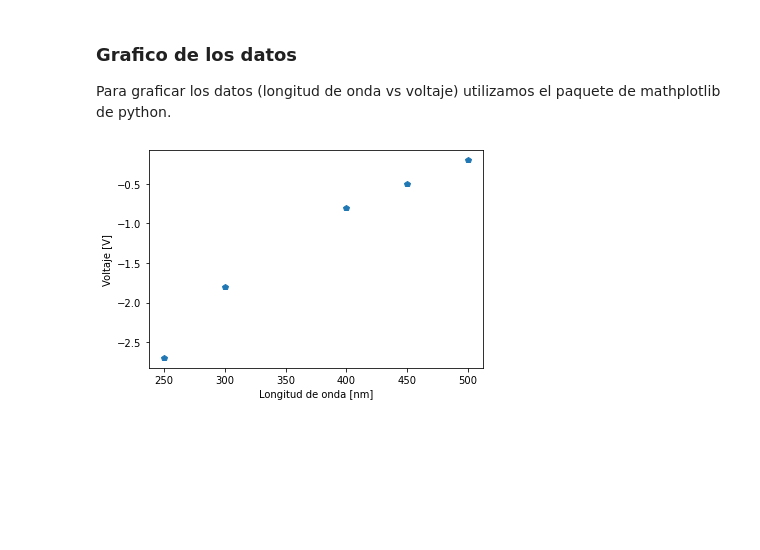
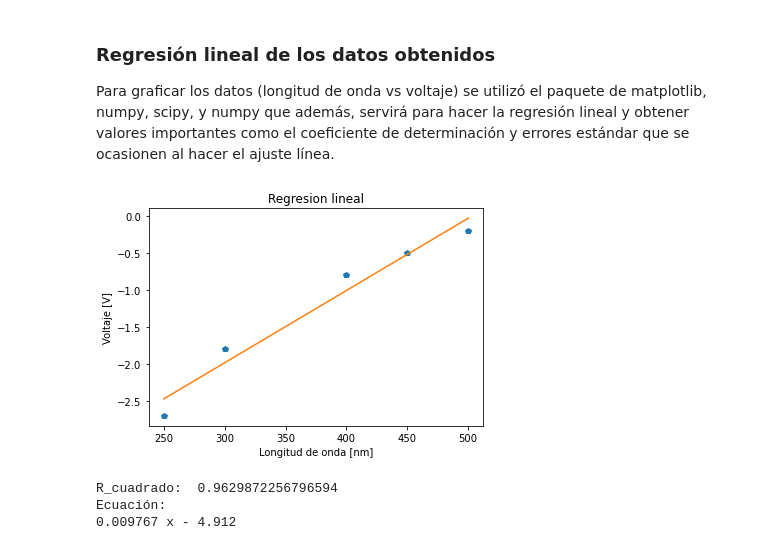
Before and after one commit to Xfirepc/FisicaParaInfo, a Jupyter notebook: Fisica para Informática/Laboratorio1.ipynb, the cells around one changed output. Saved outputs shown, nothing was run; the diff lists cells and outputs as text; code cells hidden in the pictures; blank space fills up the shorter version.

Commit message:
add regression && plot

```diff
--- a/Fisica para Informática/Laboratorio1.ipynb
+++ b/Fisica para Informática/Laboratorio1.ipynb
@@ -58,20 +54,54 @@ $$ f = \frac{v}{\lambda} $$
 | Ultravioleta | $$ 3 \cdot 10^{-7} $$   |        10       | -1.80       |
 | Ultravioleta | $$ 2.5 \cdot 10^{-7} $$ |        12       | -2.70       |
 # %% [markdown]
-### Grafico de los datos
-Para graficar los datos (longitud de onda vs voltaje) utilizamos el paquete de mathplotlib de python.
+### Regresión lineal de los datos obtenidos
+
+Para graficar los datos (longitud de onda vs voltaje) se utilizó el paquete de matplotlib, numpy, scipy, y numpy que además, servirá para hacer la regresión lineal y obtener valores importantes como el coeficiente de determinación y errores estándar que se ocasionen al hacer el ajuste línea.
-# %%
-import matplotlib.pyplot as plt
-
-# Defino los valores de longitud de onda en longitud_onda y
-# los valores para los voltajes en diff_potential en vectores
-longitud_onda = [500, 450, 400, 300, 250]
-diff_potential = [-0.2, -0.5, -0.8, -1.8, -2.70]
-
-# Preparamos y mostramos el grafico en pyplot con los datos anteriores
-plt.xlabel("Longitud de onda [nm]")
-plt.ylabel("Voltaje [V]")
-plt.plot(longitud_onda, diff_potential, 'p')
-plt.show()
-# %% [output]
-[figure, removed]
+# %%
+# Importamos paquetes/librerias útiles para el algoritmo.
+import matplotlib.pyplot as plt
+import numpy as np
+from scipy import stats
+
+# Defino los valores de longitud de onda en longitud_onda y
+# los valores para los voltajes en diff_potential en vectores
+longitud_onda = [500, 450, 400, 300, 250]
+diff_potential = [-0.2, -0.5, -0.8, -1.8, -2.70]
+
+# Defino un array de numpy para los datos obtenidos de ambas variables
+x = np.array(longitud_onda)
+y = np.array(diff_potential)
+
+# Obtengo el ajuste de los datos x,y con polyfit
+# Como tercer parametro se pasa el grado de la curva
+# Retorna una lista [pendiente, ordenada]
+fit = np.polyfit(x,y, 1)
+
+# Obtengo la ecuación de la recta ajustada
+function = np.poly1d(fit)
+
+# Obtengo valores que son importantes como el error
+# y el coeficiente de determinación gracias a scipy
+slope, intercept, r_value, p_value, std_err = stats.linregress(y, x)
+
+# Preparo el gráfico con titulos y nombres de ejes
+plt.title("Regresión lineal")
+plt.xlabel("Longitud de onda [nm]")
+plt.ylabel("Voltaje [V]")
+
+# Agrego un plot para los puntos x, y
+plt.plot(x, y, 'p')
+
+# Agrego un plot para la funcion ajustada
+plt.plot(x, function(x), label=function)
+
+# Muestro el resutado en una gráfica.
+plt.show()
+
+print('R_cuadrado: ', r_value**2)
+print('Ecuación: ', str(function))
+# %% [output]
+[figure, added]
+R_cuadrado:  0.9629872256796594
+Ecuación:
+0.009767 x - 4.912
```
Also changed, not shown: parts of 2 cells of this notebook.
